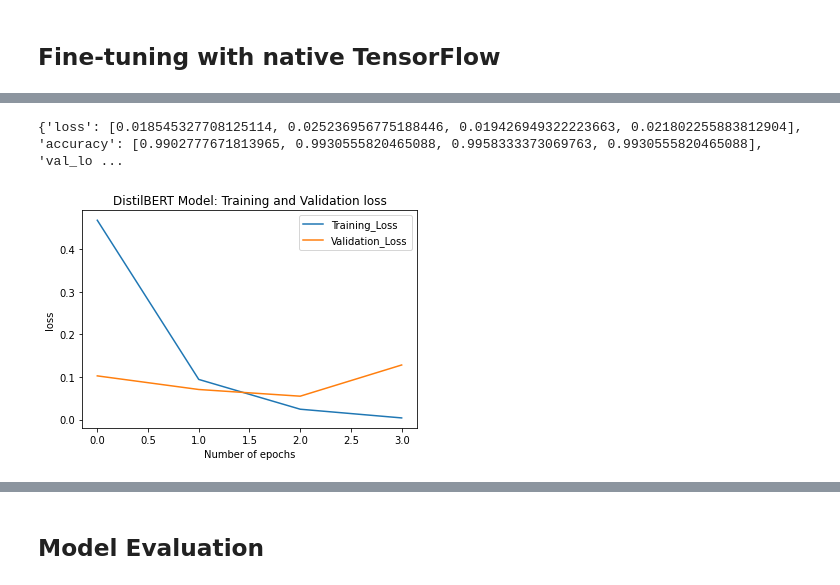
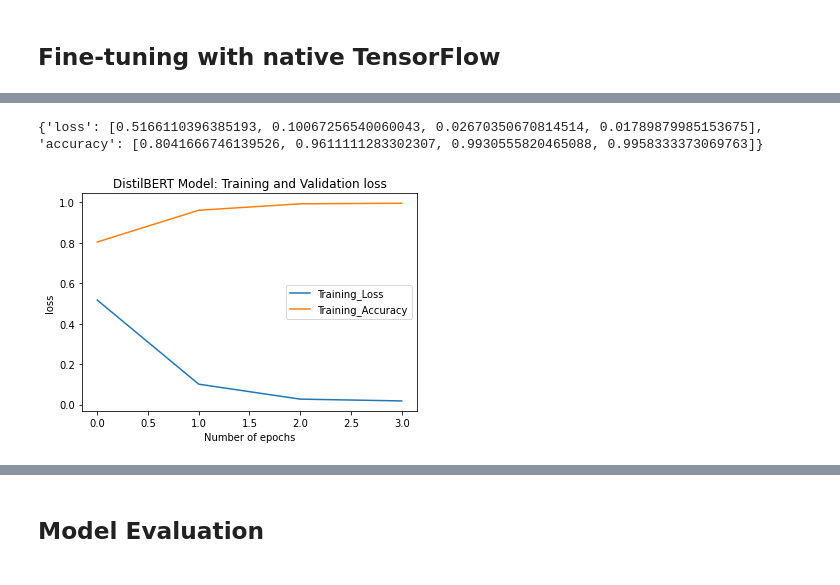
Before and after one commit to Jahan2021/UCS-Classification, a Jupyter notebook: UCS_Classification_transformer.ipynb, the cells around one changed output, grey strips where cells are left out. Cells and saved outputs as stored; diff of their text form; code cells hidden in the pictures.

```diff
--- a/UCS_Classification_transformer.ipynb
+++ b/UCS_Classification_transformer.ipynb
@@ -216,15 +215,14 @@ Epoch 4/4
 # %%
-print(history.history)
+print(hist.history)
 # %% [output]
-{'loss': [0.018545327708125114, 0.025236956775188446, 0.019426949322223663, 0.021802255883812904], 'accuracy': [0.9902777671813965, 0.9930555820465088, 0.9958333373069763, 0.9930555820465088], 'val_lo ...
+{'loss': [0.5166110396385193, 0.10067256540060043, 0.02670350670814514, 0.01789879985153675], 'accuracy': [0.8041666746139526, 0.9611111283302307, 0.9930555820465088, 0.9958333373069763]}
 # %%
 import matplotlib.pyplot as plt
 # Create a dataframe
 dist_metrics = pd.DataFrame(hist.history)
 
 # Rename column
-dist_metrics.rename(columns = {'loss': 'Training_Loss', 'accuracy': 'Training_Accuracy',
-                         'val_loss': 'Validation_Loss', 'val_accuracy': 'Validation_Accuracy'}, inplace = True)
+dist_metrics.rename(columns = {'loss': 'Training_Loss', 'accuracy': 'Training_Accuracy'}, inplace = True)
 def plot_graphs1(var1, var2, string):
     dist_metrics[[var1,var2]].plot()
     #dist_metrics[[var2]].plot()
@@ -233,7 +231,7 @@ def plot_graphs1(var1, var2, string):
     plt.ylabel(string)
     plt.legend([var1, var2])
 # %%
-plot_graphs1('Training_Loss', 'Validation_Loss', 'loss')
+plot_graphs1('Training_Loss', 'Training_Accuracy', 'loss')
 plt.savefig("distBERT_loss.png")
 # %% [output]
-[figure, old version]
+[figure, new version]
```
Also changed, not shown: parts of 71 cells of this notebook.
